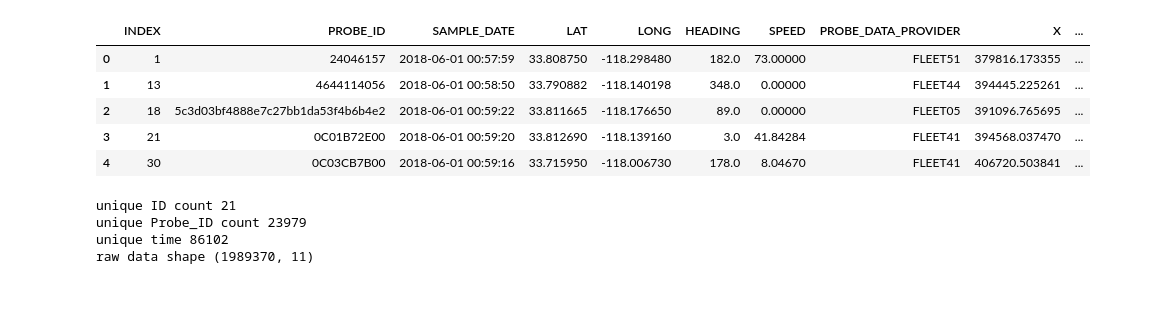
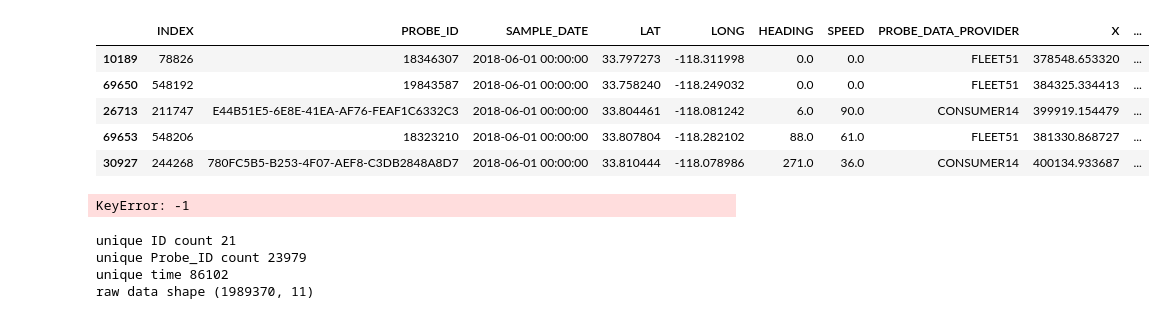
Before and after one commit to ZiningW/263-295-Project, a Jupyter notebook: Visualization.ipynb, the cells around one changed output. Cells and saved outputs as stored; diff of their text form; code cells hidden in the pictures.

```diff
--- a/Visualization.ipynb
+++ b/Visualization.ipynb
@@ -12,14 +12,20 @@ cdict = {'red'  :  ((0., 0., 0.), (0.2, 1., 1.), (0.6, 1., 1.), (1., 0., 0.)),
 my_cmap = colors.LinearSegmentedColormap('my_colormap', cdict, 1024)
 # %%
 data = pd.read_csv('crop_data.csv')
+data.sort_values(by='SAMPLE_DATE', inplace=True, ascending=True) # This now sorts in date order
 data.head()
 # %% [output]
 |  | INDEX | PROBE_ID | SAMPLE_DATE | LAT | LONG | HEADING | SPEED | PROBE_DATA_PROVIDER | X | ... |
-| 0 | 1 | 24046157 | 2018-06-01 00:57:59 | 33.808750 | -118.298480 | 182.0 | 73.00000 | FLEET51 | 379816.173355 | ... |
-| 1 | 13 | 4644114056 | 2018-06-01 00:58:50 | 33.790882 | -118.140198 | 348.0 | 0.00000 | FLEET44 | 394445.225261 | ... |
-| 2 | 18 | 5c3d03bf4888e7c27bb1da53f4b6b4e2 | 2018-06-01 00:59:22 | 33.811665 | -118.176650 | 89.0 | 0.00000 | FLEET05 | 391096.765695 | ... |
-| 3 | 21 | 0C01B72E00 | 2018-06-01 00:59:20 | 33.812690 | -118.139160 | 3.0 | 41.84284 | FLEET41 | 394568.037470 | ... |
-| 4 | 30 | 0C03CB7B00 | 2018-06-01 00:59:16 | 33.715950 | -118.006730 | 178.0 | 8.04670 | FLEET41 | 406720.503841 | ... |
+| 10189 | 78826 | 18346307 | 2018-06-01 00:00:00 | 33.797273 | -118.311998 | 0.0 | 0.0 | FLEET51 | 378548.653320 | ... |
+| 69650 | 548192 | 19843587 | 2018-06-01 00:00:00 | 33.758240 | -118.249032 | 0.0 | 0.0 | FLEET51 | 384325.334413 | ... |
+| 26713 | 211747 | E44B51E5-6E8E-41EA-AF76-FEAF1C6332C3 | 2018-06-01 00:00:00 | 33.804461 | -118.081242 | 6.0 | 90.0 | CONSUMER14 | 399919.154479 | ... |
+| 69653 | 548206 | 18323210 | 2018-06-01 00:00:00 | 33.807804 | -118.282102 | 88.0 | 61.0 | FLEET51 | 381330.868727 | ... |
+| 30927 | 244268 | 780FC5B5-B253-4F07-AEF8-C3DB2848A8D7 | 2018-06-01 00:00:00 | 33.810444 | -118.078986 | 271.0 | 36.0 | CONSUMER14 | 400134.933687 | ... |
+# %%
+# data.loc[1:,'LOCAL_TIME'] -
+data.loc[:-1,'LOCAL_TIME']
+# %% [output]
+KeyError: -1
 # %%
 print('unique ID count',len(data.PROBE_DATA_PROVIDER.unique()))
 print('unique Probe_ID count',len(data.PROBE_ID.unique()))
```
Also changed, not shown: parts of 6 cells of this notebook.
